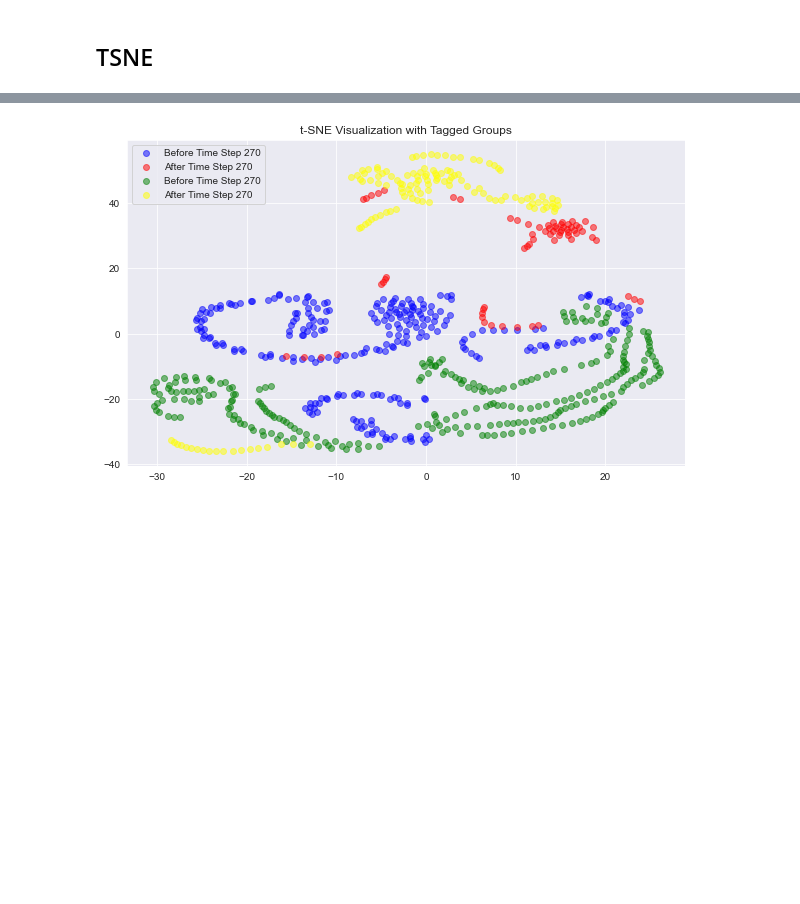
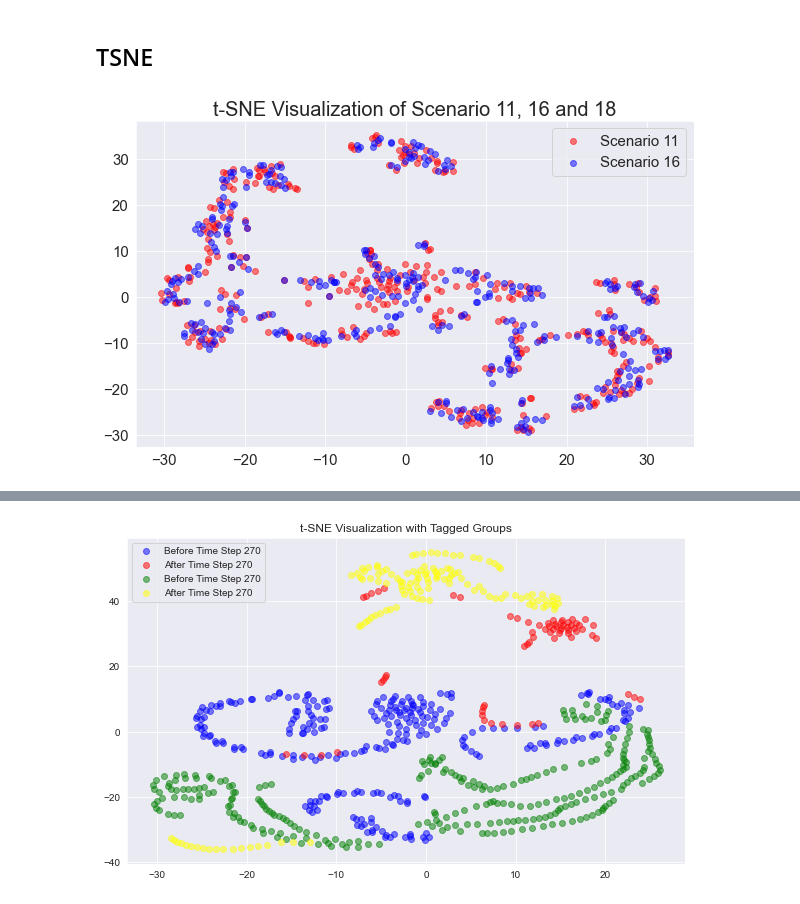
Before and after one commit to WaimenMak/Benchmarking-Crowd-Flow-Prediction, a Jupyter notebook: Generate Scenario Data.ipynb, the cells around one changed output, grey strips where cells are left out. Saved outputs shown, nothing was run; the diff lists cells and outputs as text; code cells hidden in the pictures; blank space fills up the shorter version.

```diff
--- a/Generate Scenario Data.ipynb
+++ b/Generate Scenario Data.ipynb
@@ -276,4 +276,38 @@ s4 = data_dict['./sc sensor 2/sc14']
 s4 = s4.reshape([s4.shape[0], -1])
+# %%
+from sklearn.manifold import TSNE
+import matplotlib.pyplot as plt
+# n = 90
+tsne = TSNE(n_components=2, random_state=42)
+s = data_dict['./sc sensor/sc12'] # 11
+s = s.reshape([s.shape[0], -1])
+s2 = data_dict['./sc sensor/sc12_2'] # 16
+s2 = s2.reshape([s2.shape[0], -1])
+embedded_data = tsne.fit_transform(np.concatenate([s, s2]))
+
+# Create a scatter plot with colors based on the tags
+plt.figure(figsize=(10, 6))
+plt.scatter(
+    embedded_data[:s.shape[0], 0], embedded_data[:s.shape[0], 1],
+    label='Scenario 11', c='red', alpha=0.5
+)
+
+
+plt.scatter(
+    embedded_data[s.shape[0]:(s.shape[0]+s2.shape[0]), 0], embedded_data[s.shape[0]:(s.shape[0]+s2.shape[0]), 1],
+    label='Scenario 16', c='blue', alpha=0.5
+)
+
+
+plt.xticks(fontsize=15)
+plt.yticks(fontsize=15)
+
+plt.title('t-SNE Visualization of Scenario 11, 16 and 18', fontsize=20)
+plt.legend(prop = {'size': 15})
+# plt.savefig("./fig/3scenarios.pdf", bbox_inches='tight')
+plt.show()
+# %% [output]
+[figure, added]
 # %%
 from sklearn.manifold import TSNE
 import matplotlib.pyplot as plt
```
Also changed, not shown: parts of 4 cells of this notebook, 9 other files.
